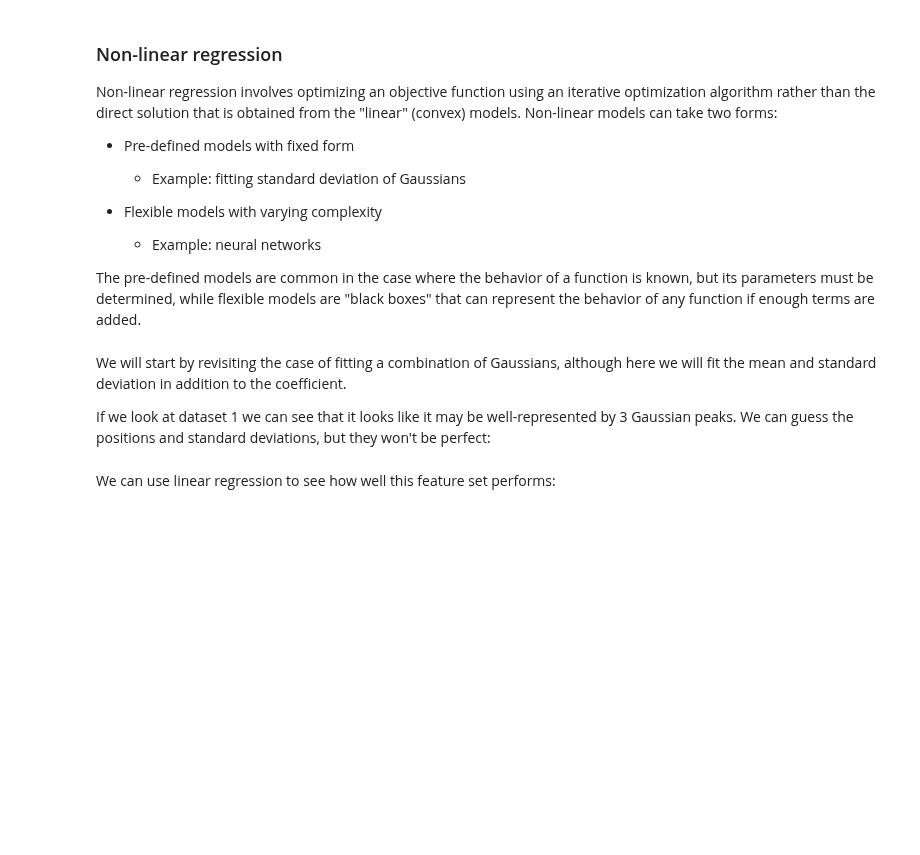
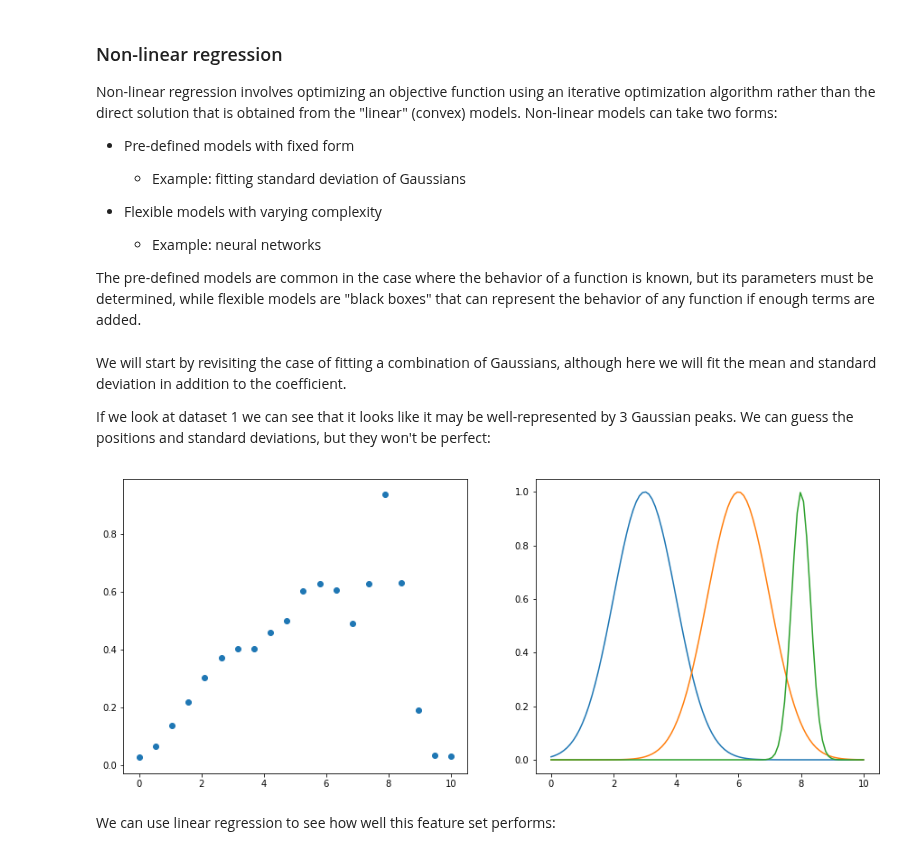
Before and after one commit to medford-group/data_analytics_for_engineers, a Jupyter notebook: lectures/3-regression.ipynb, the cells around one changed output. Cells and saved outputs as stored; diff of their text form; code cells hidden in the pictures; blank space fills up the shorter version.

```diff
--- a/lectures/3-regression.ipynb
+++ b/lectures/3-regression.ipynb
@@ -897,23 +1029,25 @@ If we look at dataset 1 we can see that it looks like it may be well-represented
 # %%
 fig, axes = plt.subplots(1,2,figsize=(15,6))
 
 axes[0].scatter(x,y1)
 
 def arb_gaussian_features(x, mu_sigma_list):
     # x is a vector
     # sigma_mu_list is a list of [(mu1, sigma1), (mu2, sigma2), ...]
     features = []
     for mu,sigma in mu_sigma_list:
         features.append(np.exp(-((x - mu)**2/(2*sigma**2))))
     return np.array(features).T
 
-guesses = [(3,1),(6,0.5),(8,0.3)]
+guesses = [(3,1),(6,1),(8,0.3)]
 
 x_dense = np.linspace(min(x),max(x),100)
 X_dense = arb_gaussian_features(x_dense, guesses)
 
 for col in range(X_dense.shape[1]):
     axes[1].plot(x_dense,X_dense[:,col])
+# %% [output]
+[figure, added]
 # %% [markdown]
 We can use linear regression to see how well this feature set performs:
 # %%
```
Also changed, not shown: parts of 43 cells of this notebook, 2 other files.
